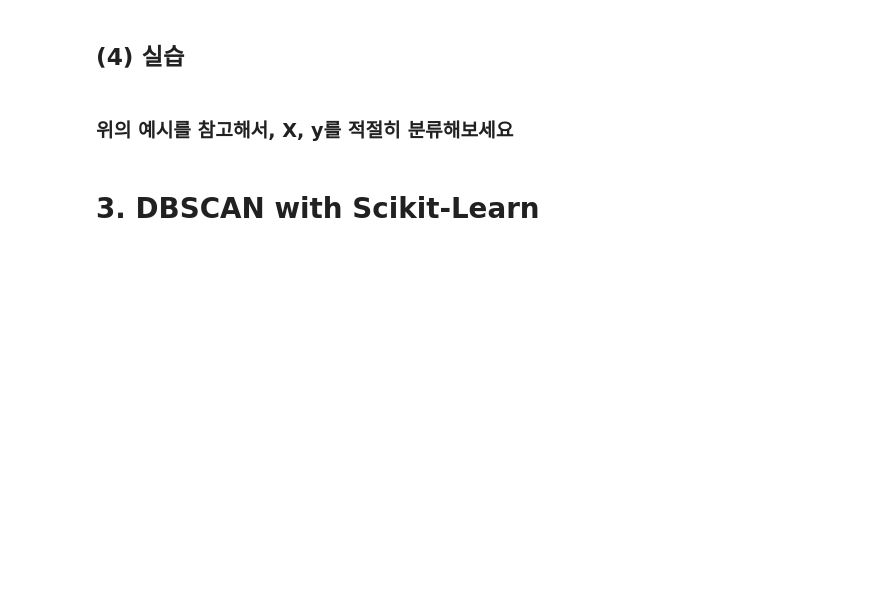
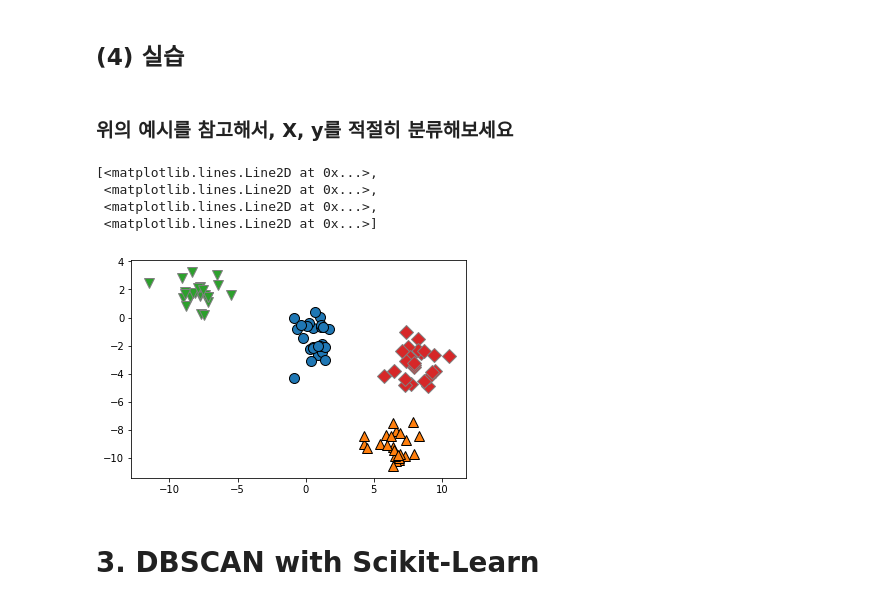
Before and after one commit to jin530/190428_unsupervised_tensorflow, a Jupyter notebook: Unsupervised_Learning_and_TensorFlow.ipynb, the cells around one changed output. Cells and saved outputs as stored; diff of their text form; code cells hidden in the pictures; blank space fills up the shorter version.

```diff
--- a/Unsupervised_Learning_and_TensorFlow.ipynb
+++ b/Unsupervised_Learning_and_TensorFlow.ipynb
@@ -394,17 +410,24 @@ discrete_scatter(kmeans.cluster_centers_[:,0], kmeans.cluster_centers_[:,1],[0,1
 # %%
 X, y = make_blobs(centers=4, random_state=6)
 
 labels = np.zeros(len(X))
 #-----------------------------------------------------
 # 이 곳에 코드를 작성하세요.
 
+kmeans = KMeans(n_clusters=4)
+kmeans.fit(X)
 
-
-
+labels = kmeans.labels_
 
 
 #-----------------------------------------------------
 discrete_scatter(X[:,0],X[:,1], labels)
+# %% [output]
+[<matplotlib.lines.Line2D at 0x...>,
+ <matplotlib.lines.Line2D at 0x...>,
+ <matplotlib.lines.Line2D at 0x...>,
+ <matplotlib.lines.Line2D at 0x...>]
+[figure, added]
 # %% [markdown]
 # 3. DBSCAN with Scikit-Learn
 # %%
```
Also changed, not shown: parts of 34 cells of this notebook.
